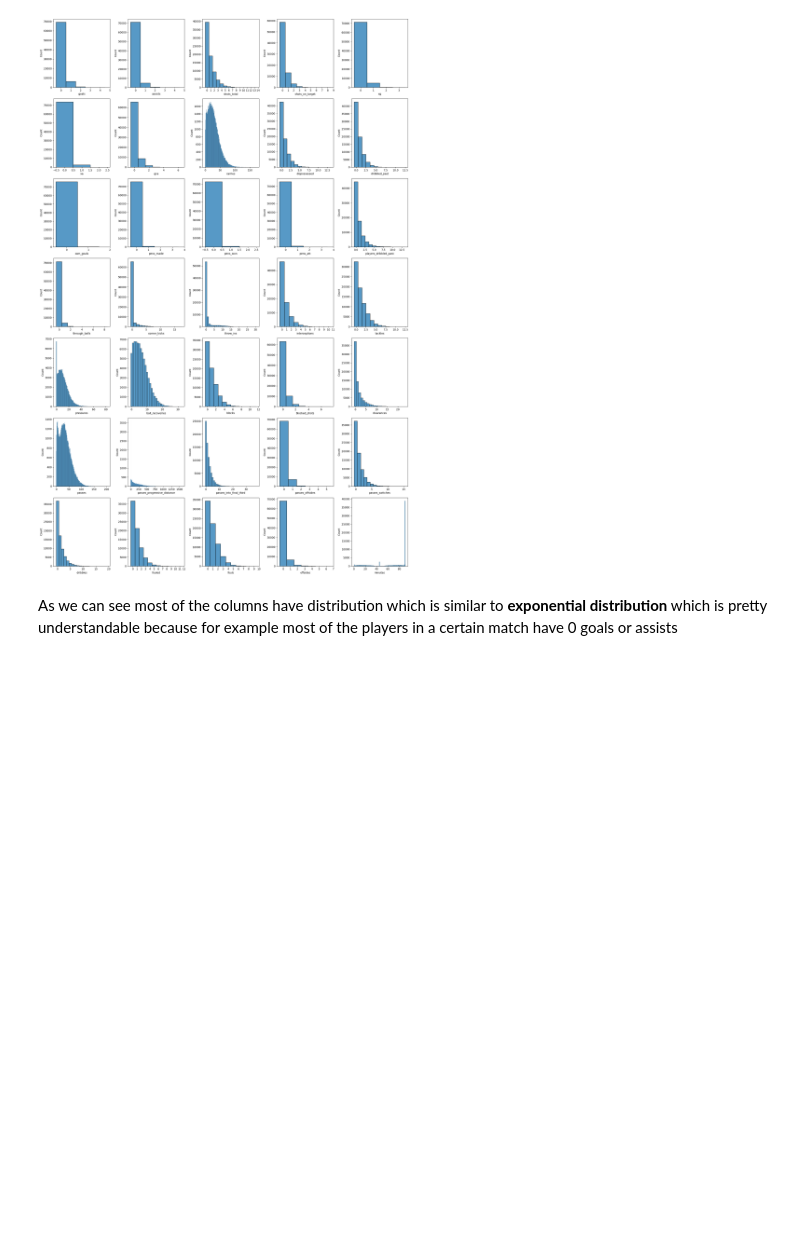
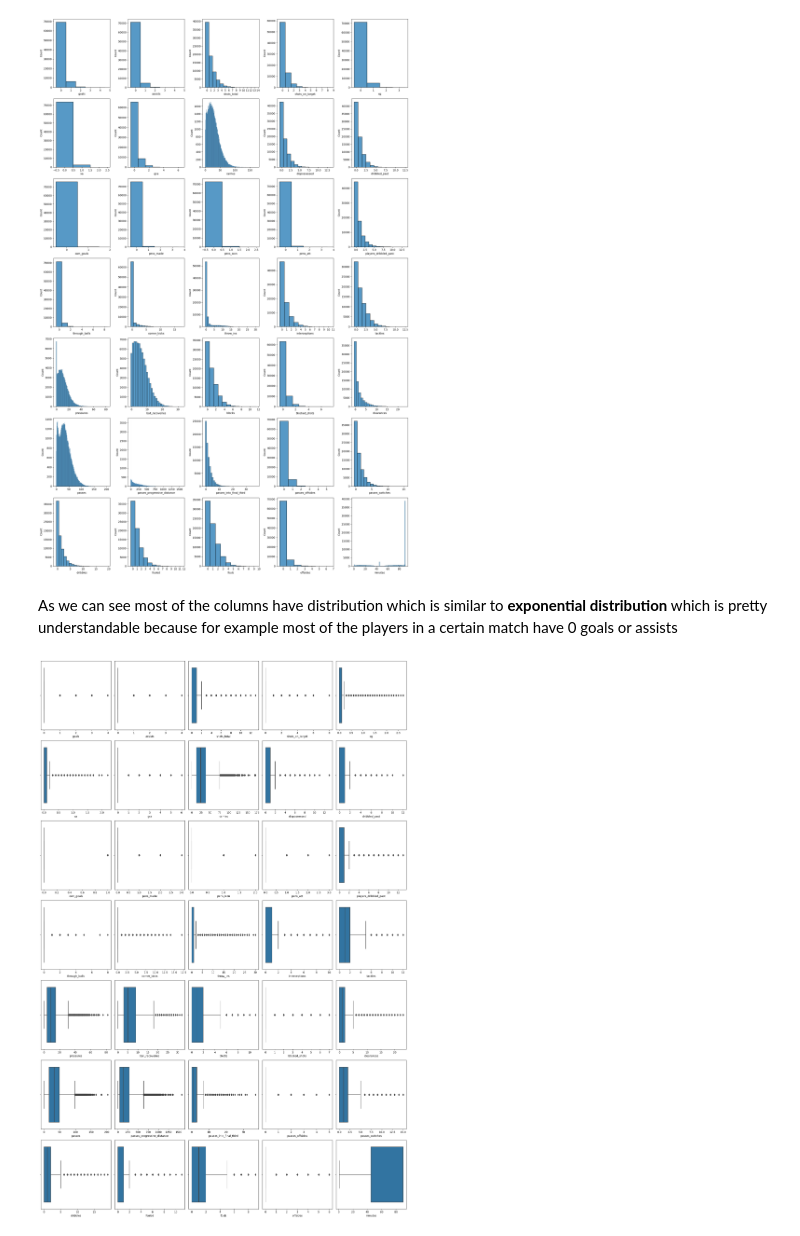
Before and after one commit to tomaszzywicki/Soccer-matches-data-analysis, a Jupyter notebook: code/EDA_merged.ipynb, the cells around one changed output. Saved outputs shown, nothing was run; the diff lists cells and outputs as text; code cells hidden in the pictures; blank space fills up the shorter version.

```diff
--- a/code/EDA_merged.ipynb
+++ b/code/EDA_merged.ipynb
@@ -259,7 +263,7 @@ def plot_integer_hist(df, column, ax):
 def plot_float_hist(df, column, ax):
     sns.histplot(df[column], ax=ax)
 
-def create_subplots(df, columns, rows, cols, figsize=(15, 10), title=None):
+def create_hist_subplots(df, columns, rows, cols, figsize=(15, 10), title=None):
     fig, axs = plt.subplots(rows, cols, figsize=figsize)
     axs = axs.flatten()
     for i, col in enumerate(columns):
@@ -267,4 +271,13 @@ def create_subplots(df, columns, rows, cols, figsize=(15, 10), title=None):
     if title:
         plt.suptitle(title, fontsize=20)
     plt.tight_layout()
+
+def create_boxplot_subplots(df, columns, rows, cols, figsize=(15, 10), title=None):
+    fig, axs = plt.subplots(rows, cols, figsize=figsize)
+    axs = axs.flatten()
+    for i, col in enumerate(columns):
+        sns.boxplot(x=col, data=df, ax=axs[i])
+    if title:
+        plt.suptitle(title, fontsize=20)
+    plt.tight_layout()
 # %%
@@ -273,3 +286,7 @@ create_subplots(df, important_cols, 7, 5, figsize=(20, 30))
 [figure]
 # %% [markdown]
 As we can see most of the columns have distribution which is similar to **exponential distribution** which is pretty understandable because for example most of the players in a certain match have 0 goals or assists
+# %%
+create_boxplot_subplots(df, important_cols, 7, 5, figsize=(20, 30))
+# %% [output]
+[figure, added]
```
Also changed, not shown: parts of 6 cells of this notebook.
